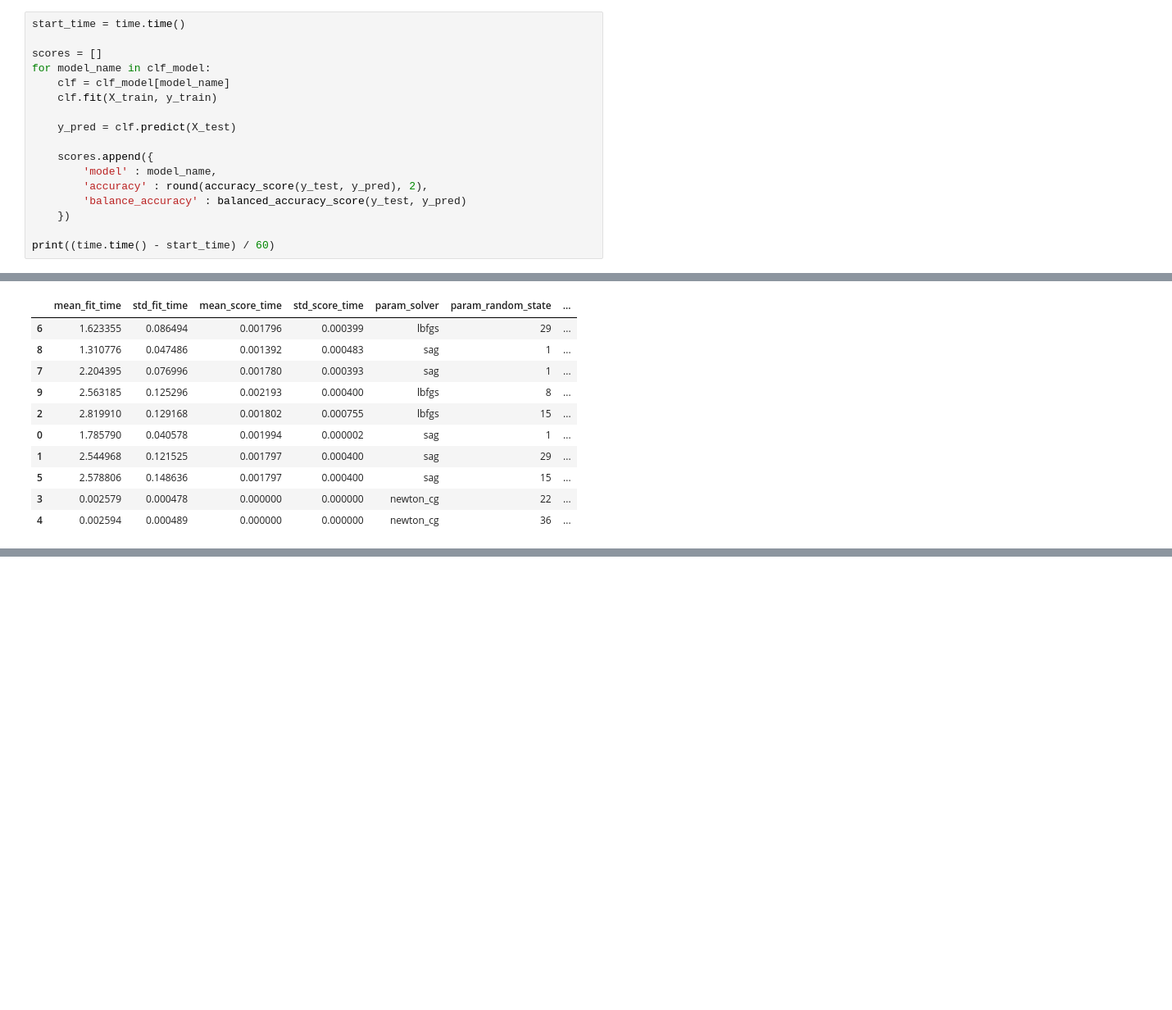
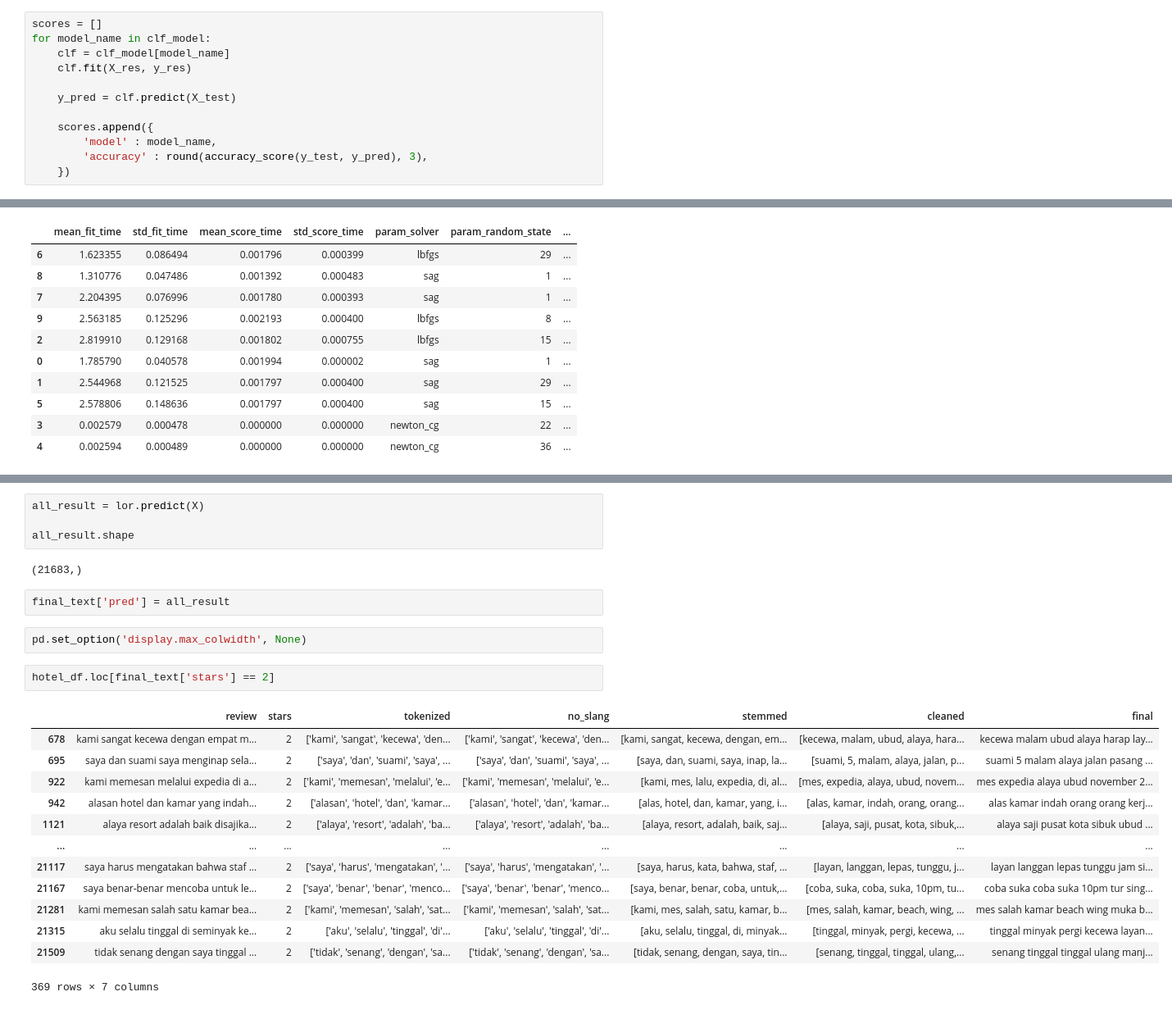
Before and after one commit to prentinobarus/tripadvisor_omsa, a Jupyter notebook: Topic_Modelling.ipynb, the cells around one changed output, grey strips where cells are left out. Shown: that part at 82% size. Cells and saved outputs as stored; diff of their text form; blank space fills up the shorter version.

```diff
--- a/Topic_Modelling.ipynb
+++ b/Topic_Modelling.ipynb
@@ -487,19 +419,14 @@ clf_model = {
     'svm' : SVC(),
 }
 # %%
-start_time = time.time()
-
 scores = []
 for model_name in clf_model:
     clf = clf_model[model_name]
-    clf.fit(X_train, y_train)
+    clf.fit(X_res, y_res)
 
     y_pred = clf.predict(X_test)
 
     scores.append({
         'model' : model_name,
-        'accuracy' : round(accuracy_score(y_test, y_pred), 2),
-        'balance_accuracy' : balanced_accuracy_score(y_test, y_pred)
+        'accuracy' : round(accuracy_score(y_test, y_pred), 3),
     })
-
-print((time.time() - start_time) / 60)
@@ -593,0 +504,26 @@ lor_df.sort_values(by='rank_test_score')
+# %%
+all_result = lor.predict(X)
+
+all_result.shape
+# %% [output]
+(21683,)
+# %%
+final_text['pred'] = all_result
+# %%
+pd.set_option('display.max_colwidth', None)
+# %%
+hotel_df.loc[final_text['stars'] == 2]
+# %% [output]
+|  | review | stars | tokenized | no_slang | stemmed | cleaned | final |
+| 678 | kami sangat kecewa dengan empat m... | 2 | ['kami', 'sangat', 'kecewa', 'den... | ['kami', 'sangat', 'kecewa', 'den... | [kami, sangat, kecewa, dengan, em... | [kecewa, malam, ubud, alaya, hara... | kecewa malam ubud alaya harap lay... |
+| 695 | saya dan suami saya menginap sela... | 2 | ['saya', 'dan', 'suami', 'saya', ... | ['saya', 'dan', 'suami', 'saya', ... | [saya, dan, suami, saya, inap, la... | [suami, 5, malam, alaya, jalan, p... | suami 5 malam alaya jalan pasang ... |
+| 922 | kami memesan melalui expedia di a... | 2 | ['kami', 'memesan', 'melalui', 'e... | ['kami', 'memesan', 'melalui', 'e... | [kami, mes, lalu, expedia, di, al... | [mes, expedia, alaya, ubud, novem... | mes expedia alaya ubud november 2... |
+| 942 | alasan hotel dan kamar yang indah... | 2 | ['alasan', 'hotel', 'dan', 'kamar... | ['alasan', 'hotel', 'dan', 'kamar... | [alas, hotel, dan, kamar, yang, i... | [alas, kamar, indah, orang, orang... | alas kamar indah orang orang kerj... |
+| 1121 | alaya resort adalah baik disajika... | 2 | ['alaya', 'resort', 'adalah', 'ba... | ['alaya', 'resort', 'adalah', 'ba... | [alaya, resort, adalah, baik, saj... | [alaya, saji, pusat, kota, sibuk,... | alaya saji pusat kota sibuk ubud ... |
+| ... | ... | ... | ... | ... | ... | ... | ... |
+| 21117 | saya harus mengatakan bahwa staf ... | 2 | ['saya', 'harus', 'mengatakan', '... | ['saya', 'harus', 'mengatakan', '... | [saya, harus, kata, bahwa, staf, ... | [layan, langgan, lepas, tunggu, j... | layan langgan lepas tunggu jam si... |
+| 21167 | saya benar-benar mencoba untuk le... | 2 | ['saya', 'benar', 'benar', 'menco... | ['saya', 'benar', 'benar', 'menco... | [saya, benar, benar, coba, untuk,... | [coba, suka, coba, suka, 10pm, tu... | coba suka coba suka 10pm tur sing... |
+| 21281 | kami memesan salah satu kamar bea... | 2 | ['kami', 'memesan', 'salah', 'sat... | ['kami', 'memesan', 'salah', 'sat... | [kami, mes, salah, satu, kamar, b... | [mes, salah, kamar, beach, wing, ... | mes salah kamar beach wing muka b... |
+| 21315 | aku selalu tinggal di seminyak ke... | 2 | ['aku', 'selalu', 'tinggal', 'di'... | ['aku', 'selalu', 'tinggal', 'di'... | [aku, selalu, tinggal, di, minyak... | [tinggal, minyak, pergi, kecewa, ... | tinggal minyak pergi kecewa layan... |
+| 21509 | tidak senang dengan saya tinggal ... | 2 | ['tidak', 'senang', 'dengan', 'sa... | ['tidak', 'senang', 'dengan', 'sa... | [tidak, senang, dengan, saya, tin... | [senang, tinggal, tinggal, ulang,... | senang tinggal tinggal ulang manj... |
+369 rows × 7 columns
```
Also changed, not shown: parts of 21 cells of this notebook.
